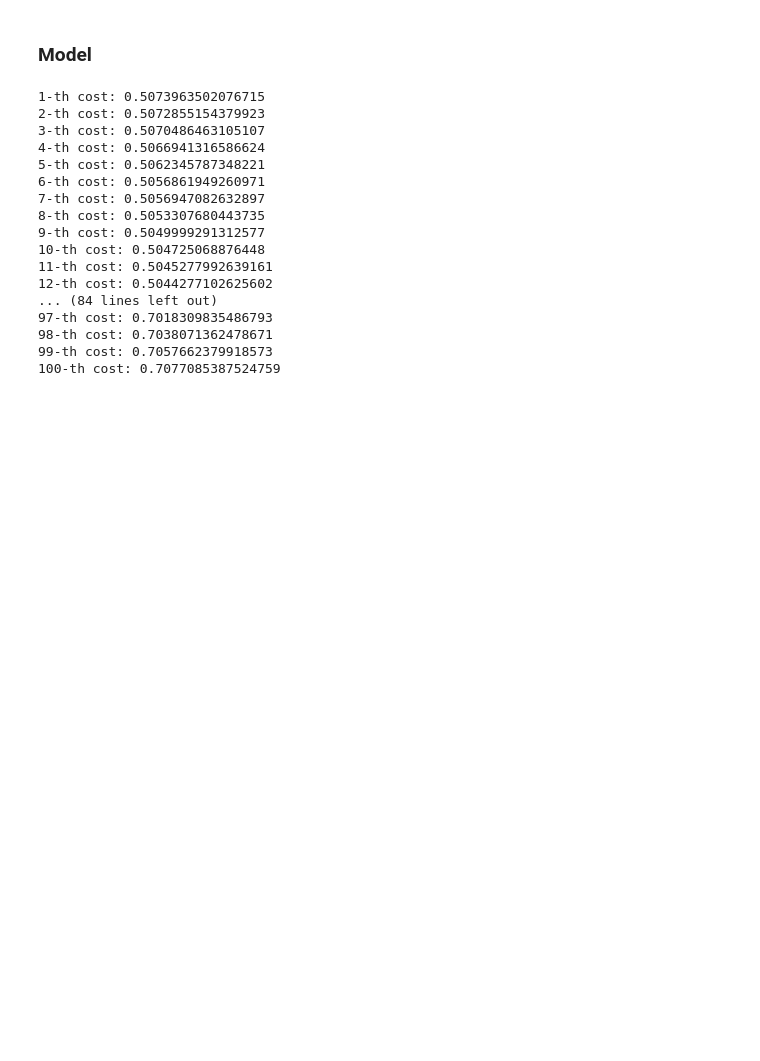
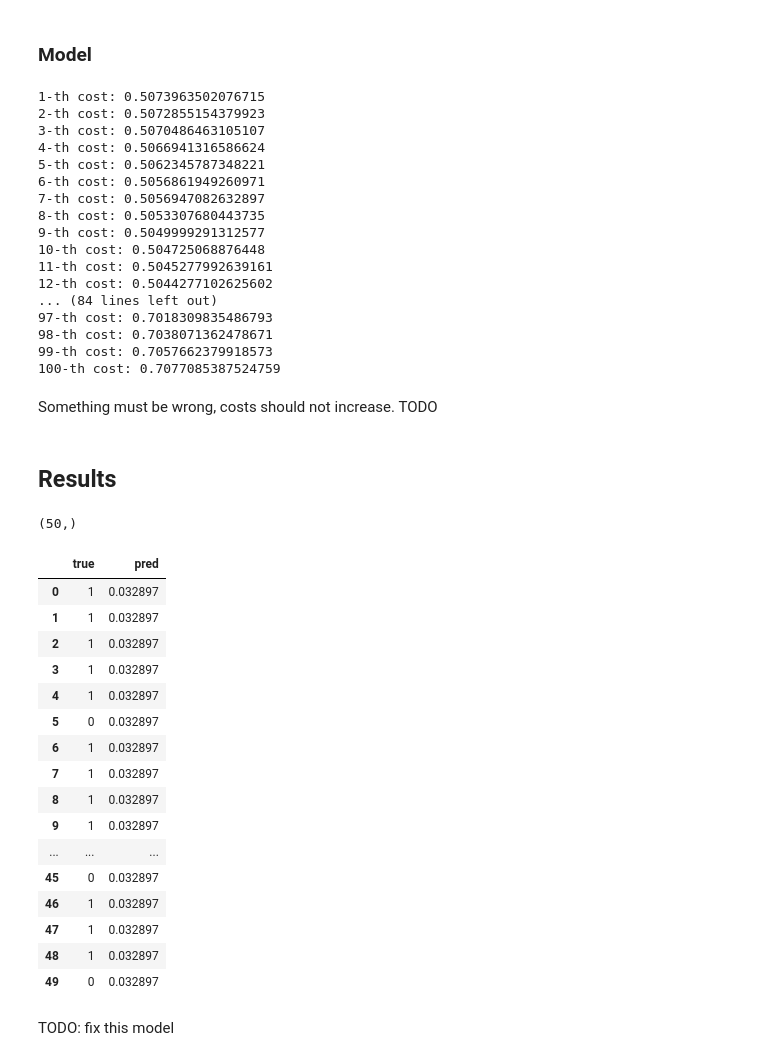
Before and after one commit to mkonopacka/own_NN_cat_classifier, a Jupyter notebook: cat_vnoncat_DL.ipynb, the cells around one changed output. Saved outputs shown, nothing was run; the diff lists cells and outputs as text; code cells hidden in the pictures; blank space fills up the shorter version.

Commit message:
Created predictions df (wrong results)

```diff
--- a/cat_vnoncat_DL.ipynb
+++ b/cat_vnoncat_DL.ipynb
@@ -307,3 +305,35 @@ model.fit(X,Y,0.1)
 98-th cost: 0.7038071362478671
 99-th cost: 0.7057662379918573
 100-th cost: 0.7077085387524759
+# %% [markdown]
+Something must be wrong, costs should not increase. TODO
+# %% [markdown]
+## Results
+# %%
+test_set_y.flatten().shape
+# %% [output]
+(50,)
+# %%
+preds = model.predict(test_set_x)
+preds_df = pd.DataFrame({"true": test_set_y.flatten(), "pred": preds.flatten()})
+preds_df
+# %% [output]
+|  | true | pred |
+| 0 | 1 | 0.032897 |
+| 1 | 1 | 0.032897 |
+| 2 | 1 | 0.032897 |
+| 3 | 1 | 0.032897 |
+| 4 | 1 | 0.032897 |
+| 5 | 0 | 0.032897 |
+| 6 | 1 | 0.032897 |
+| 7 | 1 | 0.032897 |
+| 8 | 1 | 0.032897 |
+| 9 | 1 | 0.032897 |
+| ... | ... | ... |
+| 45 | 0 | 0.032897 |
+| 46 | 1 | 0.032897 |
+| 47 | 1 | 0.032897 |
+| 48 | 1 | 0.032897 |
+| 49 | 0 | 0.032897 |
+# %% [markdown]
+TODO: fix this model
```
Also changed, not shown: parts of 1 cell of this notebook.
